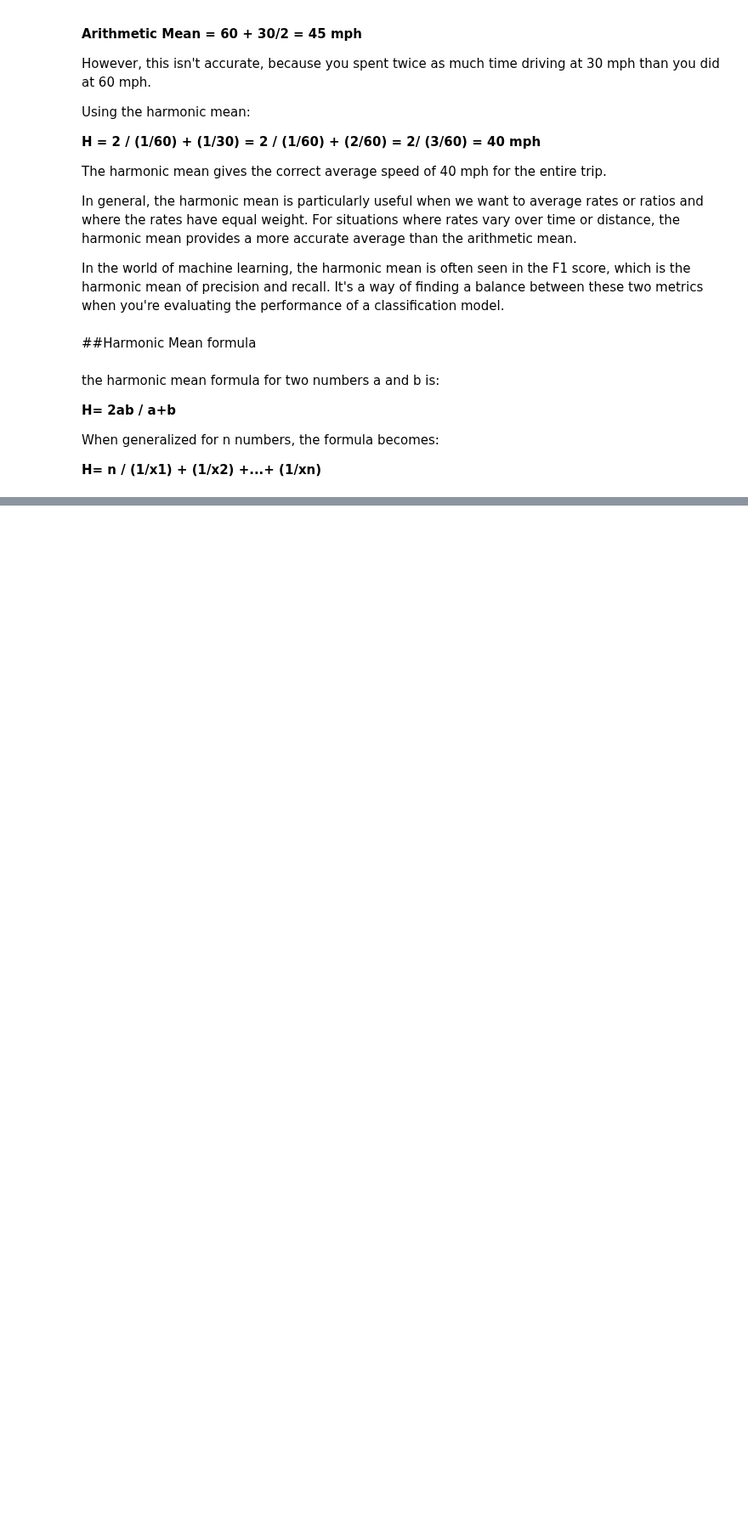
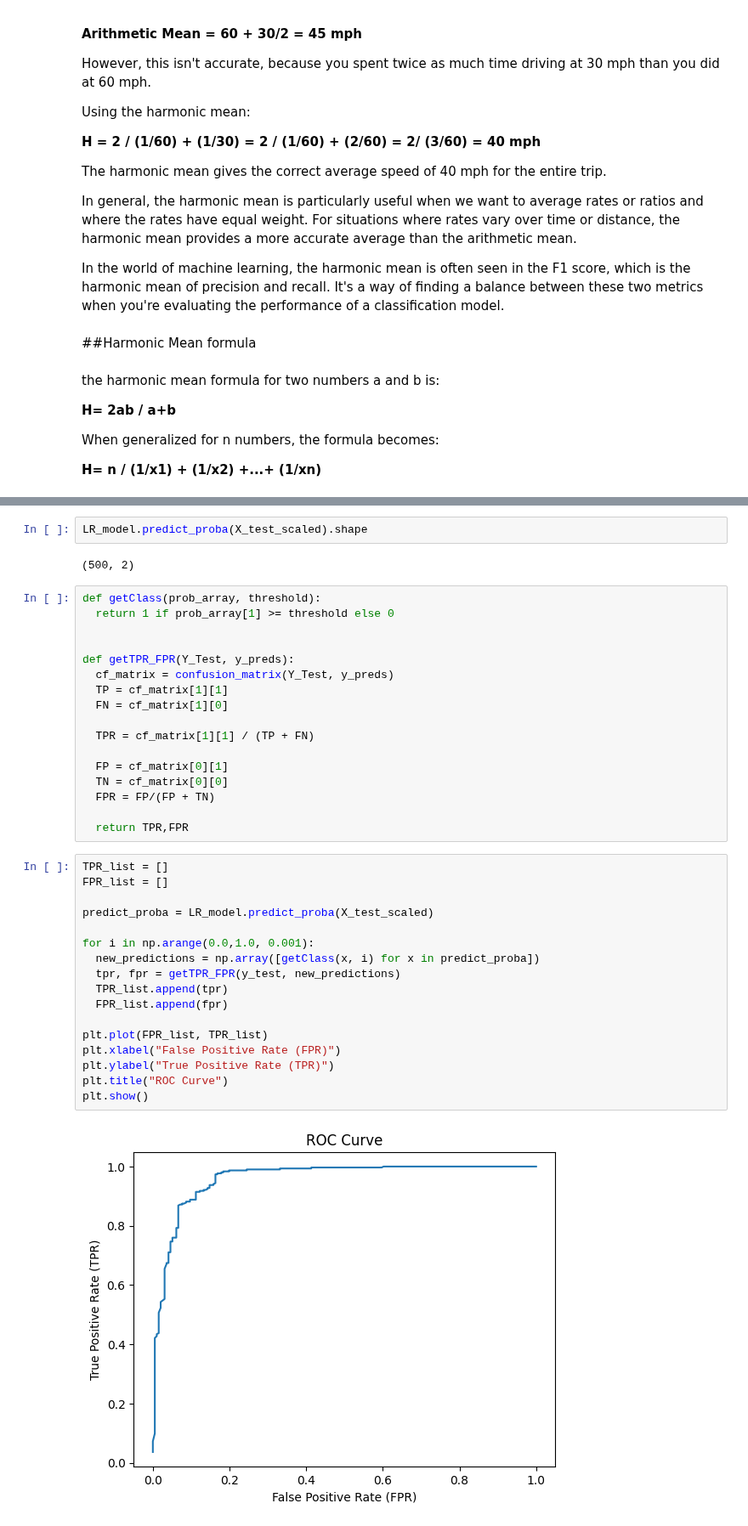
Before and after one commit to Metallicode/Math, a Jupyter notebook: Logistic_Regression_with_sklearn.ipynb, the cells around one changed output, grey strips where cells are left out. Shown at 85% size. Drawn from its saved outputs; the diff is of its cells as text; blank space fills up the shorter version.

```diff
--- a/Logistic_Regression_with_sklearn.ipynb
+++ b/Logistic_Regression_with_sklearn.ipynb
@@ -437,0 +477,40 @@ When generalized for n numbers, the formula becomes:
+# %%
+LR_model.predict_proba(X_test_scaled).shape
+# %% [output]
+(500, 2)
+# %%
+def getClass(prob_array, threshold):
+  return 1 if prob_array[1] >= threshold else 0
+
+
+def getTPR_FPR(Y_Test, y_preds):
+  cf_matrix = confusion_matrix(Y_Test, y_preds)
+  TP = cf_matrix[1][1]
+  FN = cf_matrix[1][0]
+
+  TPR = cf_matrix[1][1] / (TP + FN)
+
+  FP = cf_matrix[0][1]
+  TN = cf_matrix[0][0]
+  FPR = FP/(FP + TN)
+
+  return TPR,FPR
+# %%
+TPR_list = []
+FPR_list = []
+
+predict_proba = LR_model.predict_proba(X_test_scaled)
+
+for i in np.arange(0.0,1.0, 0.001):
+  new_predictions = np.array([getClass(x, i) for x in predict_proba])
+  tpr, fpr = getTPR_FPR(y_test, new_predictions)
+  TPR_list.append(tpr)
+  FPR_list.append(fpr)
+
+plt.plot(FPR_list, TPR_list)
+plt.xlabel("False Positive Rate (FPR)")
+plt.ylabel("True Positive Rate (TPR)")
+plt.title("ROC Curve")
+plt.show()
+# %% [output]
+[figure, added]
```
Also changed, not shown: parts of 3 cells of this notebook.
